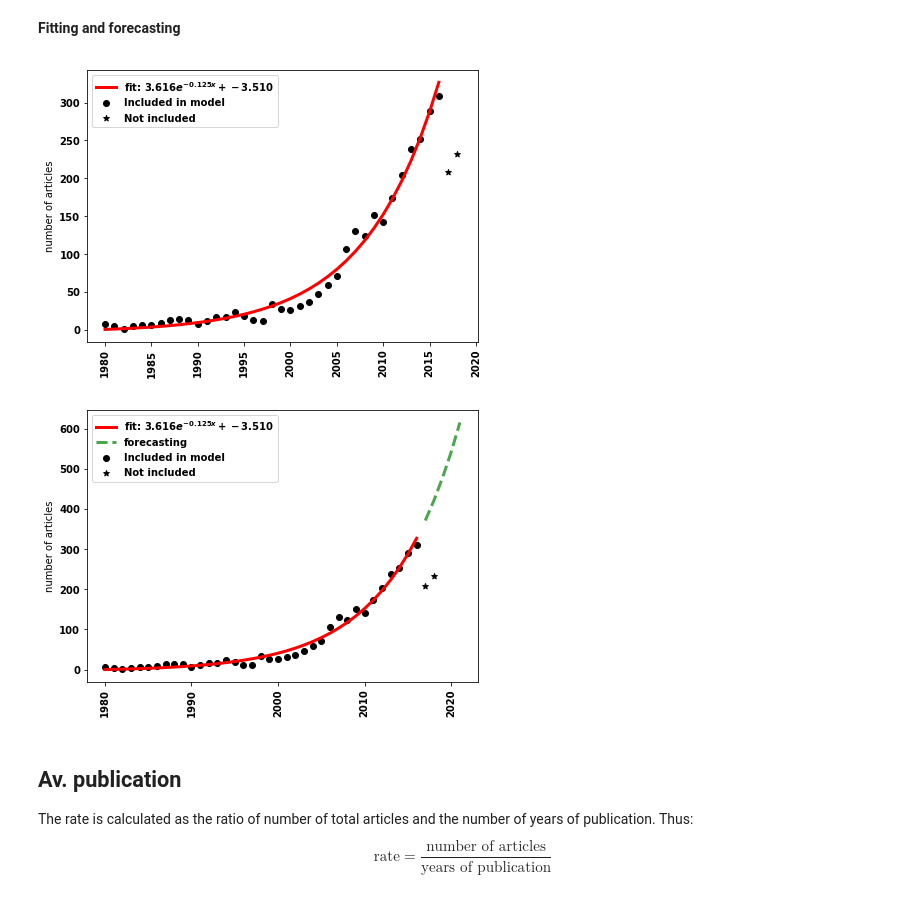
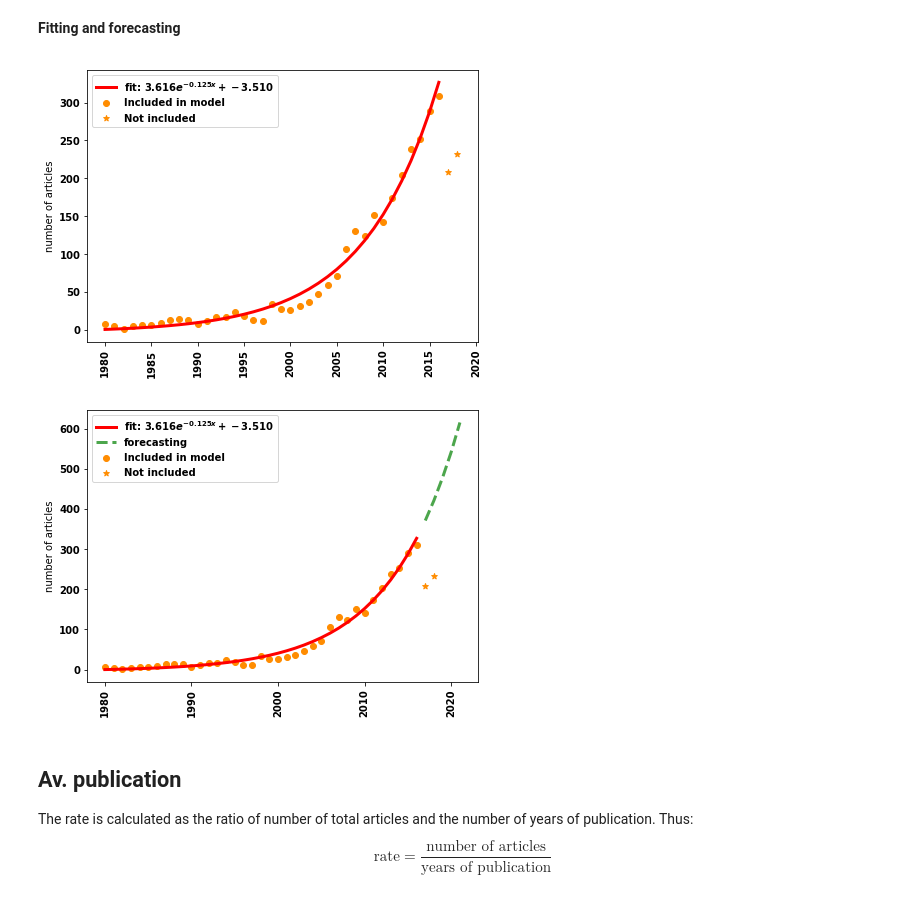
Before and after one commit to Nikoleta-v3/bibliometric-study-of-the-prisoners-dilemma, a Jupyter notebook: src/nbs/1. General & Temporal Analysis.ipynb, the cells around one changed output. Drawn from its saved outputs; the diff is of its cells as text; code cells hidden in the pictures.

```diff
--- a/src/nbs/1. General & Temporal Analysis.ipynb
+++ b/src/nbs/1. General & Temporal Analysis.ipynb
@@ -74,13 +74,12 @@ write_to_file(metric=provenance_table.to_latex(), filename="provenance_table.tex
 # %% [markdown]
 Temporal Analysis
 -----------------
+# %%
+colors = ['darkorange', 'darkred', 'darkgreen']
 # %%
 yearly_provenance = df.groupby(['unique_key','provenance', 'date']).size().reset_index().groupby(['provenance', 'date']).size()
 # %%
 yearly_df = df.groupby(['unique_key', 'date']).size().reset_index().groupby('date').size()
-# %%
-colors = list(matplotlib.cm.plasma(np.linspace(0, 1, 6)))
-linestyles = [':', '--', '-', '--', '-', '--']
 # %%
 fig = plt.figure(figsize=(7, 5))
 
@@ -106,30 +105,30 @@ def func(x, a, b, c):
 params, params_covariance = optimize.curve_fit(func, x, y, p0=[0, 0, 0])
 # %%
 plt.figure(figsize=(7, 5))
-plt.scatter(yearly_df[1980:2016].index, y, color='black', zorder=1, linewidth=1, label='Included in model')
+plt.scatter(yearly_df[1980:2016].index, y, color=colors[0], zorder=1, linewidth=1, label='Included in model')
 plt.plot(yearly_df[1980:2016].index, func(x, params[0], params[1], params[2]),
          label=r'fit: $ %5.3f e^{%5.3f x} +%5.3f$' % tuple(params), color='red', zorder=2, linewidth=3)
-plt.scatter(yearly_df[2017:2018].index, yearly_df[2017:2018].values, color='black', zorder=1,
+plt.scatter(yearly_df[2017:2018].index, yearly_df[2017:2018].values, color=colors[0], zorder=1,
             linewidth=1, marker='*', label='Not included')
 plt.xticks(rotation=90);
 plt.legend(loc='best')
 
 plt.ylabel('number of articles');
 plt.savefig("../../assets/images/fitting.pdf", bbox_inches='tight')
 # %% [output]
-[figure, old version]
+[figure, new version]
 # %%
 xn = range(37, 42)
 # %%
 forecasting = [round(func(x_v, *params)) for x_v in xn]
 # %%
 plt.figure(figsize=(7, 5))
-plt.scatter(yearly_df[1980:2016].index, y, color='black', zorder=1, linewidth=1, label='Included in model')
+plt.scatter(yearly_df[1980:2016].index, y, color=colors[0], zorder=1, linewidth=1, label='Included in model')
 plt.plot(yearly_df[1980:2016].index, func(x, params[0], params[1], params[2]),
          label=r'fit: $ %5.3f e^{%5.3f x} +%5.3f$' % tuple(params), color='red', zorder=2, linewidth=3)
 plt.plot(range(2017, 2022), forecasting, label= 'forecasting', color='green', zorder=2,
          linewidth=3, alpha=0.7, linestyle='--')
-plt.scatter(yearly_df[2017:2018].index, yearly_df[2017:2018].values, color='black', zorder=1,
+plt.scatter(yearly_df[2017:2018].index, yearly_df[2017:2018].values, color=colors[0], zorder=1,
             linewidth=1, marker='*', label='Not included')
 
 plt.xticks(rotation=90);
@@ -139,7 +138,7 @@ plt.legend(loc='best')
 plt.ylabel('number of articles');
 plt.savefig("../../assets/images/forecasting.pdf", bbox_inches='tight')
 # %% [output]
-[figure, old version]
+[figure, new version]
 # %%
 index = range(2017, 2022)
 forecasting_table = pd.DataFrame(forecasting, columns=['Forecast'], index=index)
```
Also changed, not shown: parts of 2 cells of this notebook, 12 other files.
